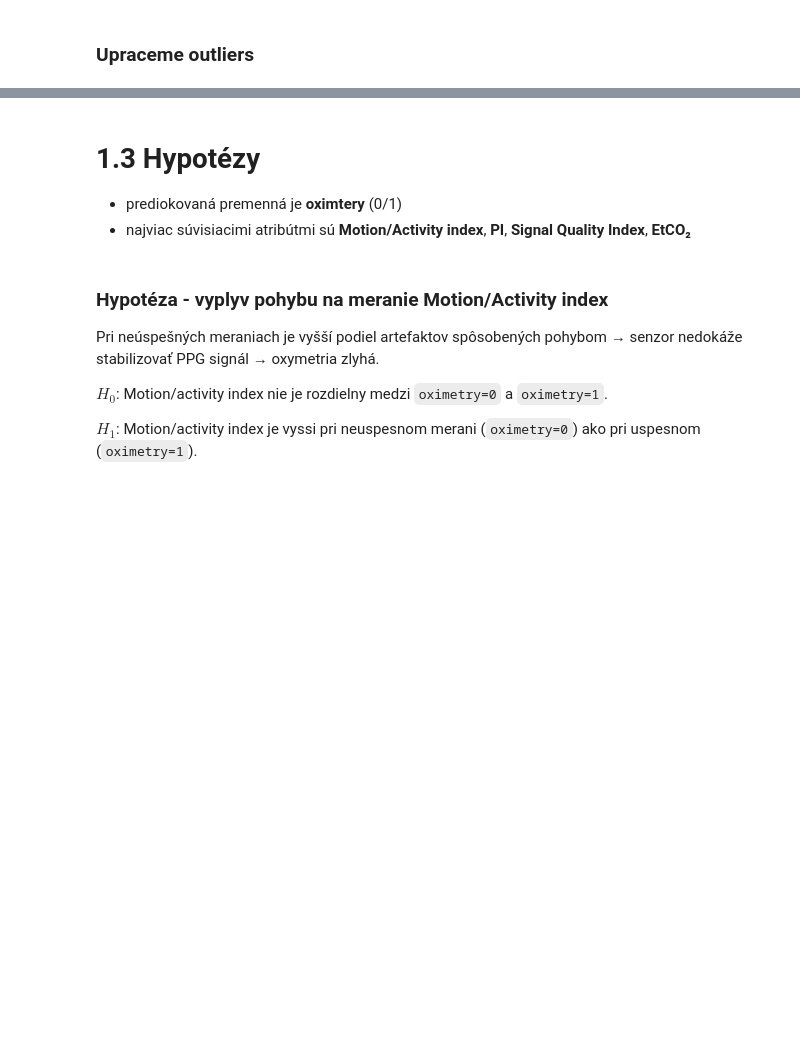
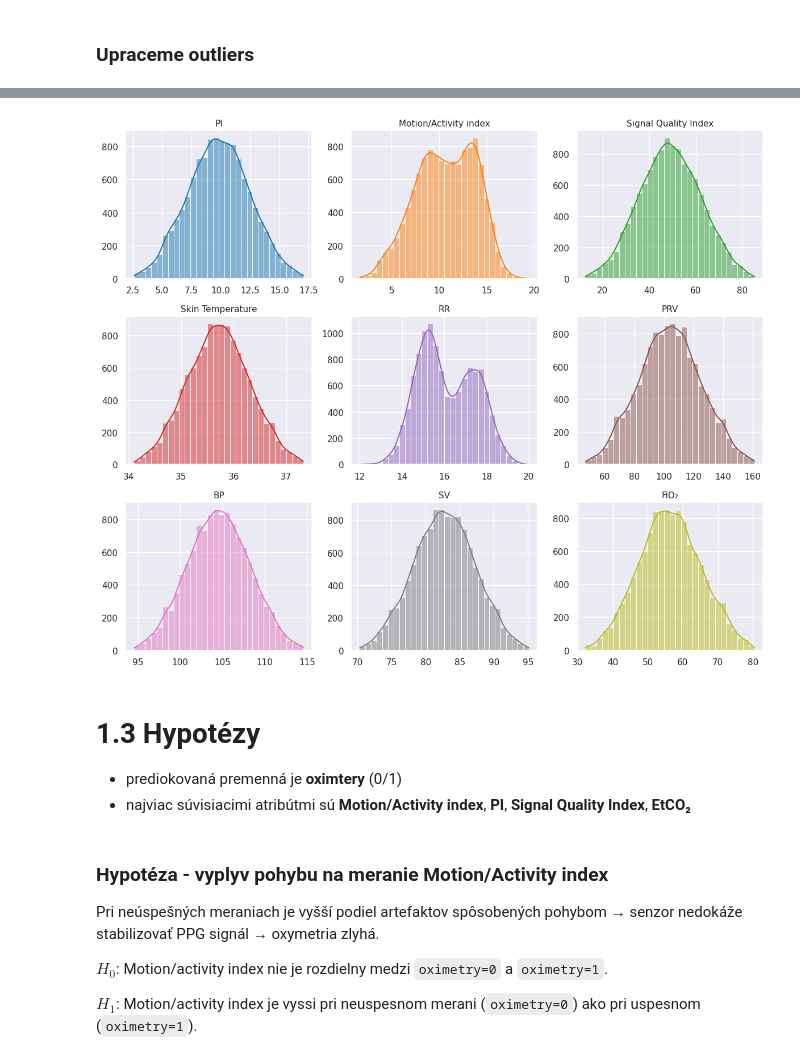
Before and after one commit to johannatilesova/IAU-project, a Jupyter notebook: phase1_TilesovaPecenka.ipynb, the cells around one changed output, grey strips where cells are left out. Saved outputs shown, nothing was run; the diff lists cells and outputs as text; code cells hidden in the pictures; blank space fills up the shorter version.

```diff
--- a/phase1_TilesovaPecenka.ipynb
+++ b/phase1_TilesovaPecenka.ipynb
@@ -1225,3 +1251,7 @@ plt.show()
+# %%
+histogramiada(df_observation, top10Attributes)
+# %% [output]
+[figure, added]
 # %% [markdown]
 # 1.3 Hypotézy
 - prediokovaná premenná je **oximtery** (0/1)
```
Also changed, not shown: parts of 31 cells of this notebook.
